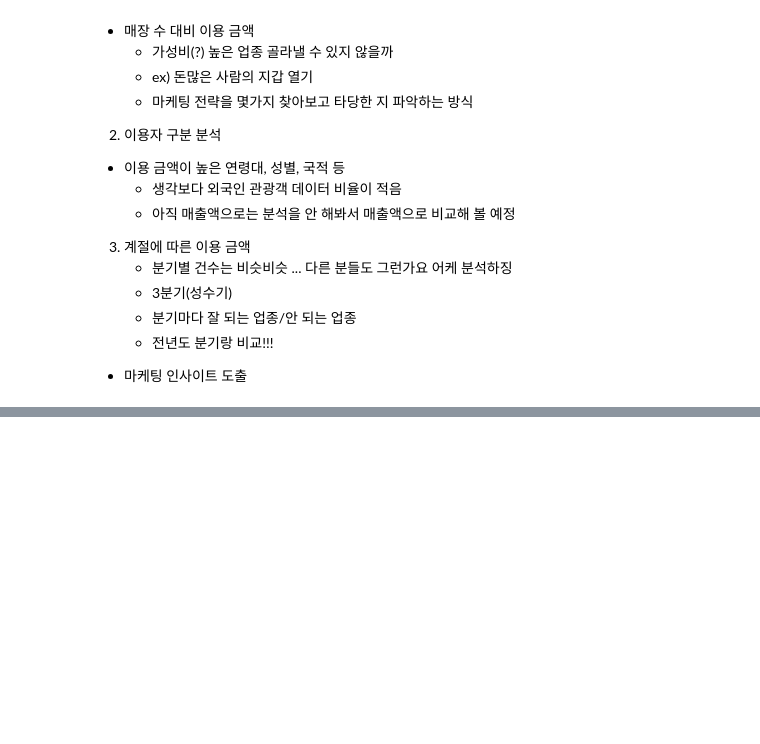
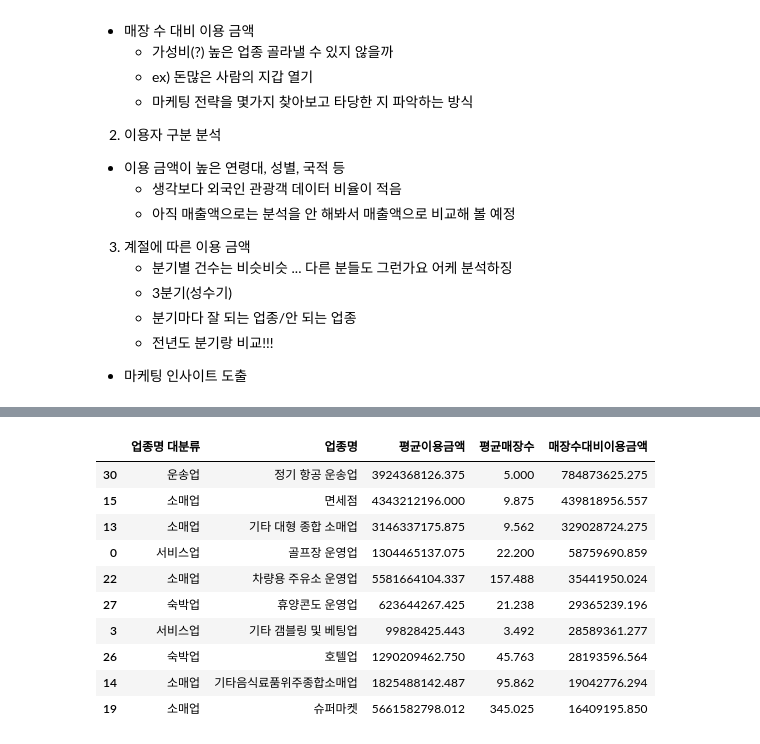
Before and after one commit to HayeonKimm/Tourist_Consumption_Analysis, a Jupyter notebook: code/2_analysis/제주_예비창업자를_위한_업종별_카드_매출과_매장수_데이터_분석(수진).ipynb, the cells around one changed output, grey strips where cells are left out. Drawn from its saved outputs; the diff is of its cells as text; code cells hidden in the pictures; blank space fills up the shorter version.

```diff
--- a/code/2_analysis/제주_예비창업자를_위한_업종별_카드_매출과_매장수_데이터_분석(수진).ipynb
+++ b/code/2_analysis/제주_예비창업자를_위한_업종별_카드_매출과_매장수_데이터_분석(수진).ipynb
@@ -77,0 +131,4 @@ groupby사용해서 데이터프레임 서브셋 여러 개 만들어서 봐야
+# %%
+df_industry_mean = df_industry.groupby(['업종명 대분류', '업종명'])[['이용금액','매장수']].mean().reset_index()
+df_industry_mean = df_industry_mean.rename(columns={'이용금액':'평균이용금액', '매장수':'평균매장수'})
+df_industry_mean.head()
@@ -77,0 +142,3 @@ groupby사용해서 데이터프레임 서브셋 여러 개 만들어서 봐야
+# %%
+df_industry_mean['매장수대비이용금액'] = df_industry_mean['평균이용금액']/df_industry_mean['평균매장수']
+df_industry_mean.head()
@@ -77,0 +152,14 @@ groupby사용해서 데이터프레임 서브셋 여러 개 만들어서 봐야
+# %%
+df_industry_mean.sort_values(by='매장수대비이용금액', ascending=False).iloc[:10]
+# %% [output]
+|  | 업종명 대분류 | 업종명 | 평균이용금액 | 평균매장수 | 매장수대비이용금액 |
+| 30 | 운송업 | 정기 항공 운송업 | 3924368126.375 | 5.000 | 784873625.275 |
+| 15 | 소매업 | 면세점 | 4343212196.000 | 9.875 | 439818956.557 |
+| 13 | 소매업 | 기타 대형 종합 소매업 | 3146337175.875 | 9.562 | 329028724.275 |
+| 0 | 서비스업 | 골프장 운영업 | 1304465137.075 | 22.200 | 58759690.859 |
+| 22 | 소매업 | 차량용 주유소 운영업 | 5581664104.337 | 157.488 | 35441950.024 |
+| 27 | 숙박업 | 휴양콘도 운영업 | 623644267.425 | 21.238 | 29365239.196 |
+| 3 | 서비스업 | 기타 갬블링 및 베팅업 | 99828425.443 | 3.492 | 28589361.277 |
+| 26 | 숙박업 | 호텔업 | 1290209462.750 | 45.763 | 28193596.564 |
+| 14 | 소매업 | 기타음식료품위주종합소매업 | 1825488142.487 | 95.862 | 19042776.294 |
+| 19 | 소매업 | 슈퍼마켓 | 5661582798.012 | 345.025 | 16409195.850 |
```
Also changed, not shown: parts of 16 cells of this notebook, 1 other file.
